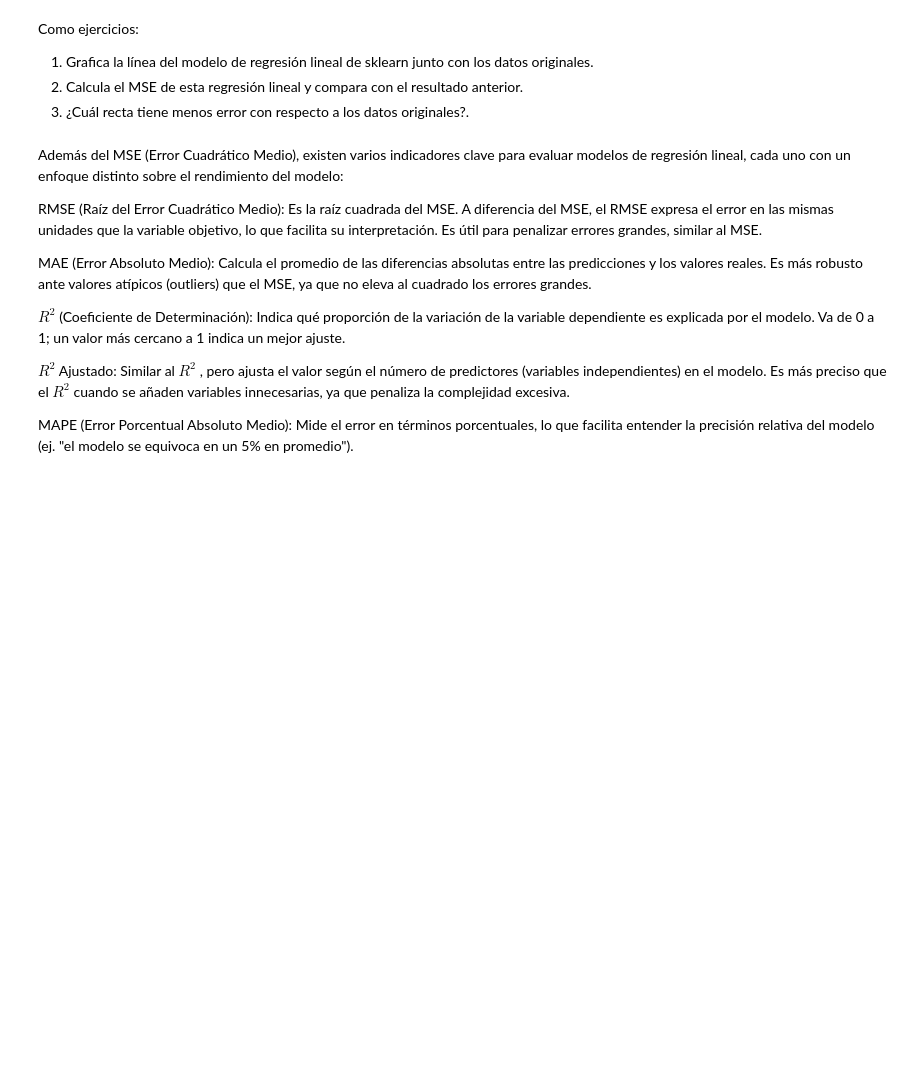
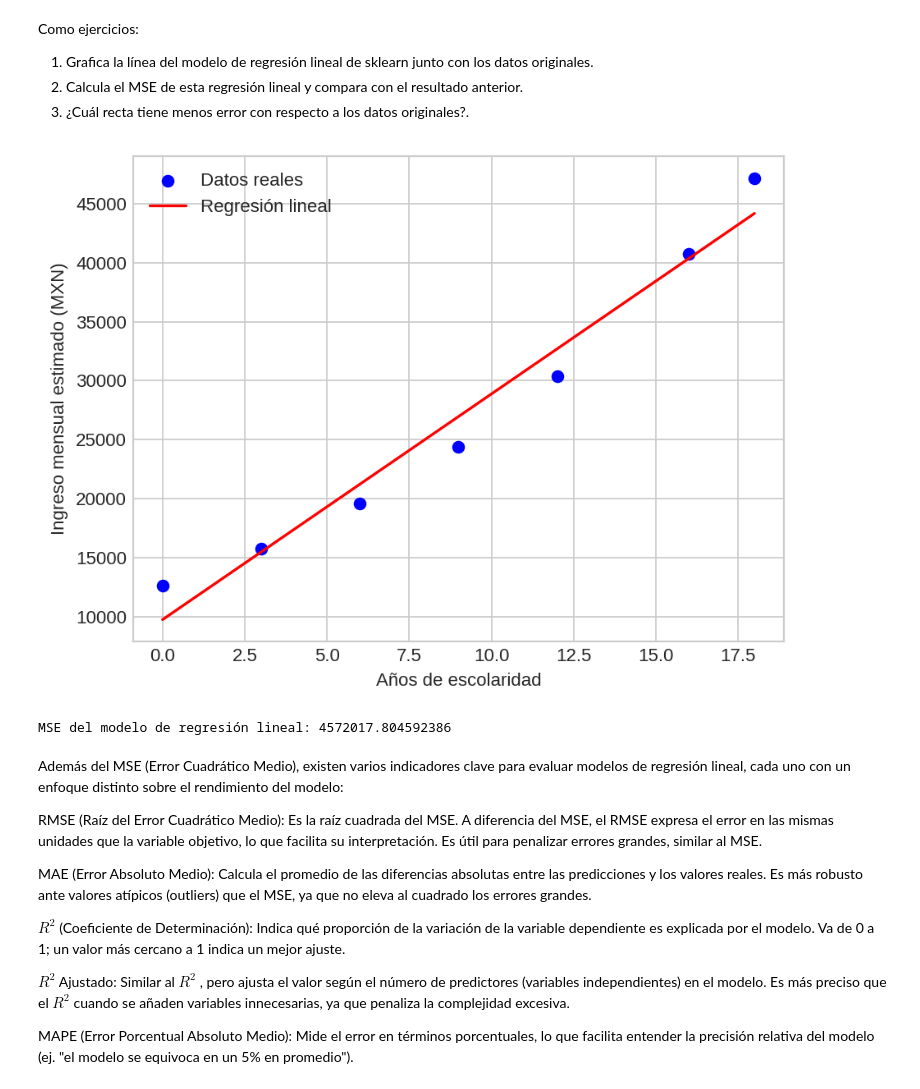
Before and after one commit to IvanRosP/mineria-de-datos, a Jupyter notebook: Mineria de datos.ipynb, the cells around one changed output. Saved outputs shown, nothing was run; the diff lists cells and outputs as text; code cells hidden in the pictures; blank space fills up the shorter version.

```diff
--- a/Mineria de datos.ipynb
+++ b/Mineria de datos.ipynb
@@ -745,6 +745,38 @@ Como ejercicios:
 1.   Grafica la línea del modelo de regresión lineal de sklearn junto con los datos originales.
 2.   Calcula el MSE de esta regresión lineal y compara con el resultado anterior.
 3.   ¿Cuál recta tiene menos error con respecto a los datos originales?.
+# %%
+import numpy as np
+import matplotlib.pyplot as plt
+from sklearn.linear_model import LinearRegression
+from sklearn.metrics import mean_squared_error
+
+# Datos
+anios_escolaridad = np.array([0, 3, 6, 9, 12, 16, 18]).reshape(-1, 1)
+ingreso_mensual_estimado_mx = np.array([12621, 15723, 19587, 24401, 30398, 40747, 47176])
+
+# Modelo de regresión lineal
+modelo = LinearRegression()
+modelo.fit(anios_escolaridad, ingreso_mensual_estimado_mx)
+
+# Predicciones
+y_pred = modelo.predict(anios_escolaridad)
+
+# Gráfica
+plt.scatter(anios_escolaridad, ingreso_mensual_estimado_mx, color="blue", label="Datos reales")
+plt.plot(anios_escolaridad, y_pred, color="red", label="Regresión lineal")
+plt.xlabel("Años de escolaridad")
+plt.ylabel("Ingreso mensual estimado (MXN)")
+plt.legend()
+plt.show()
+
+mse_lineal = mean_squared_error(ingreso_mensual_estimado_mx, y_pred)
+print("MSE del modelo de regresión lineal:", mse_lineal)
+
+#La recta ajustada con sklearn tendrá menos error que cualquier recta definida manualmente, porque está optimizada para minimizar el MSE.
+# %% [output]
+[figure, added]
+MSE del modelo de regresión lineal: 4572017.804592386
 # %% [markdown]
 Además del MSE (Error Cuadrático Medio), existen varios indicadores clave para evaluar modelos de regresión lineal, cada uno con un enfoque distinto sobre el rendimiento del modelo:
 
```
Also changed, not shown: parts of 2 cells of this notebook.
